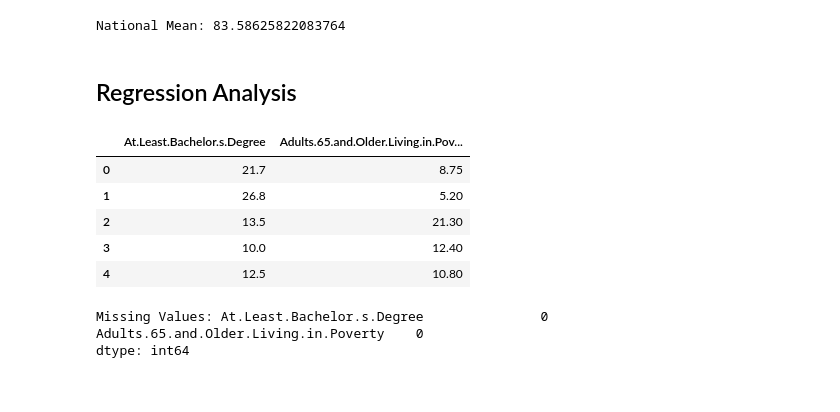
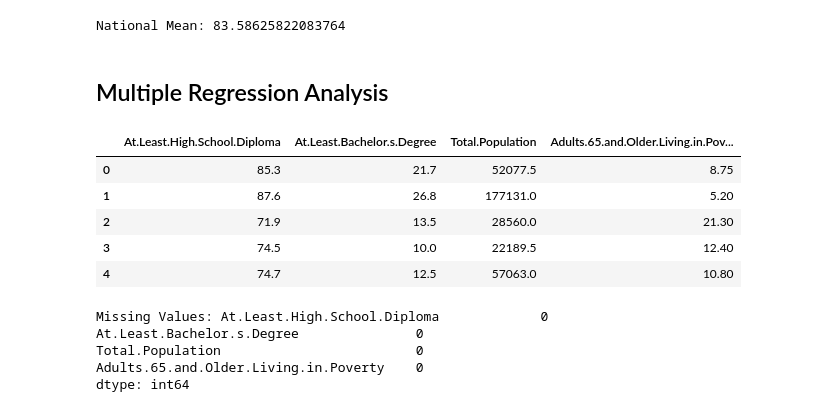
Before and after one commit to emilyneaville/DSCI5180_FinalReport, a Jupyter notebook: normal_distribution.ipynb, the cells around one changed output. Cells and saved outputs as stored; diff of their text form; code cells hidden in the pictures.

Commit message:
Updated regression filtering and export for a multiple regression analysis

```diff
--- a/normal_distribution.ipynb
+++ b/normal_distribution.ipynb
@@ -167,23 +178,25 @@ print('National Mean:', national_hs_mean)
 # %% [output]
 National Mean: 83.58625822083764
 # %% [markdown]
-## Regression Analysis
+## Multiple Regression Analysis
 # %%
 # Filter columns relevant to the regression analysis
-regression_data = demographics_data[['At.Least.Bachelor.s.Degree', 'Adults.65.and.Older.Living.in.Poverty']]
+regression_data = demographics_data[['At.Least.High.School.Diploma', 'At.Least.Bachelor.s.Degree', 'Total.Population', 'Adults.65.and.Older.Living.in.Poverty']]
 regression_data.head()
 # %% [output]
-|  | At.Least.Bachelor.s.Degree | Adults.65.and.Older.Living.in.Pov... |
-| 0 | 21.7 | 8.75 |
-| 1 | 26.8 | 5.20 |
-| 2 | 13.5 | 21.30 |
-| 3 | 10.0 | 12.40 |
-| 4 | 12.5 | 10.80 |
+|  | At.Least.High.School.Diploma | At.Least.Bachelor.s.Degree | Total.Population | Adults.65.and.Older.Living.in.Pov... |
+| 0 | 85.3 | 21.7 | 52077.5 | 8.75 |
+| 1 | 87.6 | 26.8 | 177131.0 | 5.20 |
+| 2 | 71.9 | 13.5 | 28560.0 | 21.30 |
+| 3 | 74.5 | 10.0 | 22189.5 | 12.40 |
+| 4 | 74.7 | 12.5 | 57063.0 | 10.80 |
 # %%
 # Check for missing values in the columns
 print('Missing Values:', regression_data.isnull().sum())
 # %% [output]
-Missing Values: At.Least.Bachelor.s.Degree               0
+Missing Values: At.Least.High.School.Diploma             0
+At.Least.Bachelor.s.Degree               0
+Total.Population                         0
 Adults.65.and.Older.Living.in.Poverty    0
 dtype: int64
 # %%
```
Also changed, not shown: parts of 2 cells of this notebook, 1 other file.
